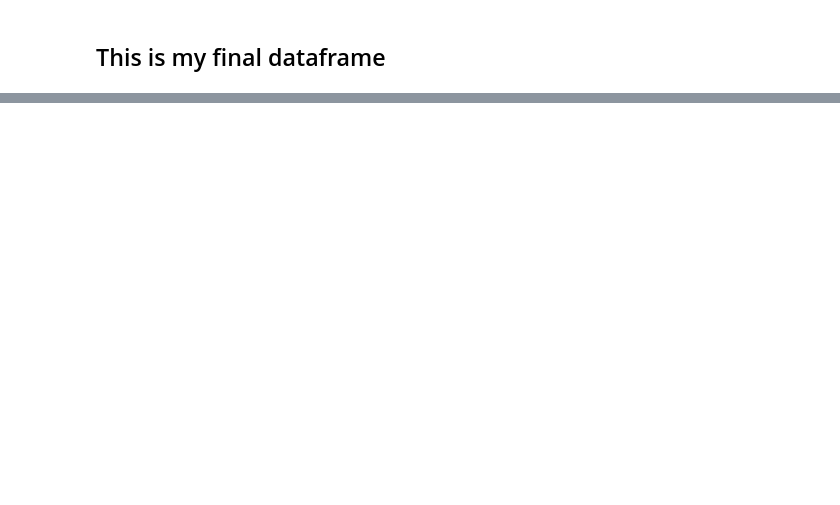
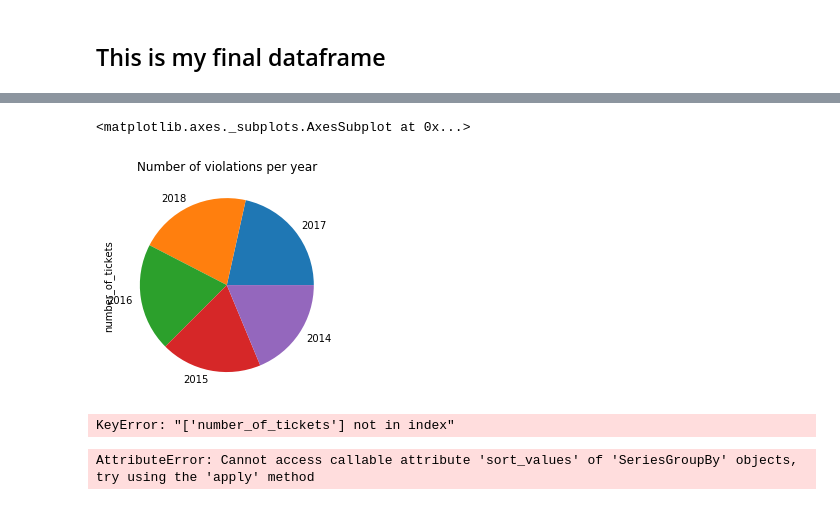
Before and after one commit to kosmaspanag/data-studio-projects, a Jupyter notebook: Weekly projects/Traffic_violations_in_Greece /Trafic_violations.ipynb, the cells around one changed output, grey strips where cells are left out. Cells and saved outputs as stored; diff of their text form; code cells hidden in the pictures; blank space fills up the shorter version.

```diff
--- a/Weekly projects/Traffic_violations_in_Greece /Trafic_violations.ipynb
+++ b/Weekly projects/Traffic_violations_in_Greece /Trafic_violations.ipynb
@@ -280,0 +339,4 @@ dtype: object
+# %%
+#total number of violations per year
+violations_per_year = final_df.groupby('year').number_of_tickets.sum().sort_values(ascending=False)
+violations_per_year
@@ -280,0 +351,13 @@ dtype: object
+# %%
+violations_per_year.plot(kind='pie', title='Number of violations per year')
+# %% [output]
+<matplotlib.axes._subplots.AxesSubplot at 0x...>
+[figure, added]
+# %%
+df.plot(y='ΕΙΔΟΣ_ΠΑΡΑΒΑΣΗΣ_', x=['2014', '2015', '2016', '2017', '2018', 'number_of_tickets'], kind='barh')
+# %% [output]
+KeyError: "['number_of_tickets'] not in index"
+# %%
+final_df.groupby('ΕΙΔΟΣ_ΠΑΡΑΒΑΣΗΣ_').year.sort_values(ascending=False)
+# %% [output]
+AttributeError: Cannot access callable attribute 'sort_values' of 'SeriesGroupBy' objects, try using the 'apply' method
```
Also changed, not shown: parts of 11 cells of this notebook, 2 other files.
